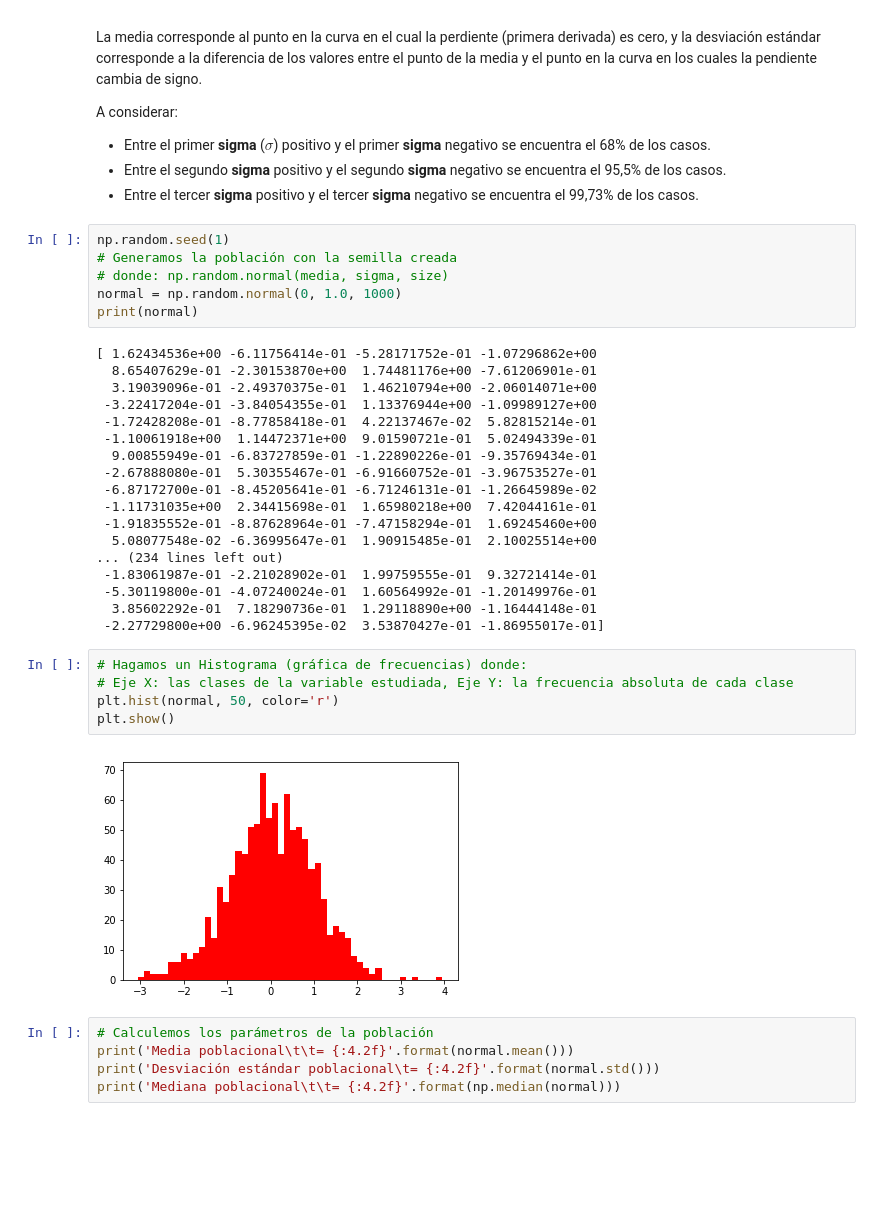
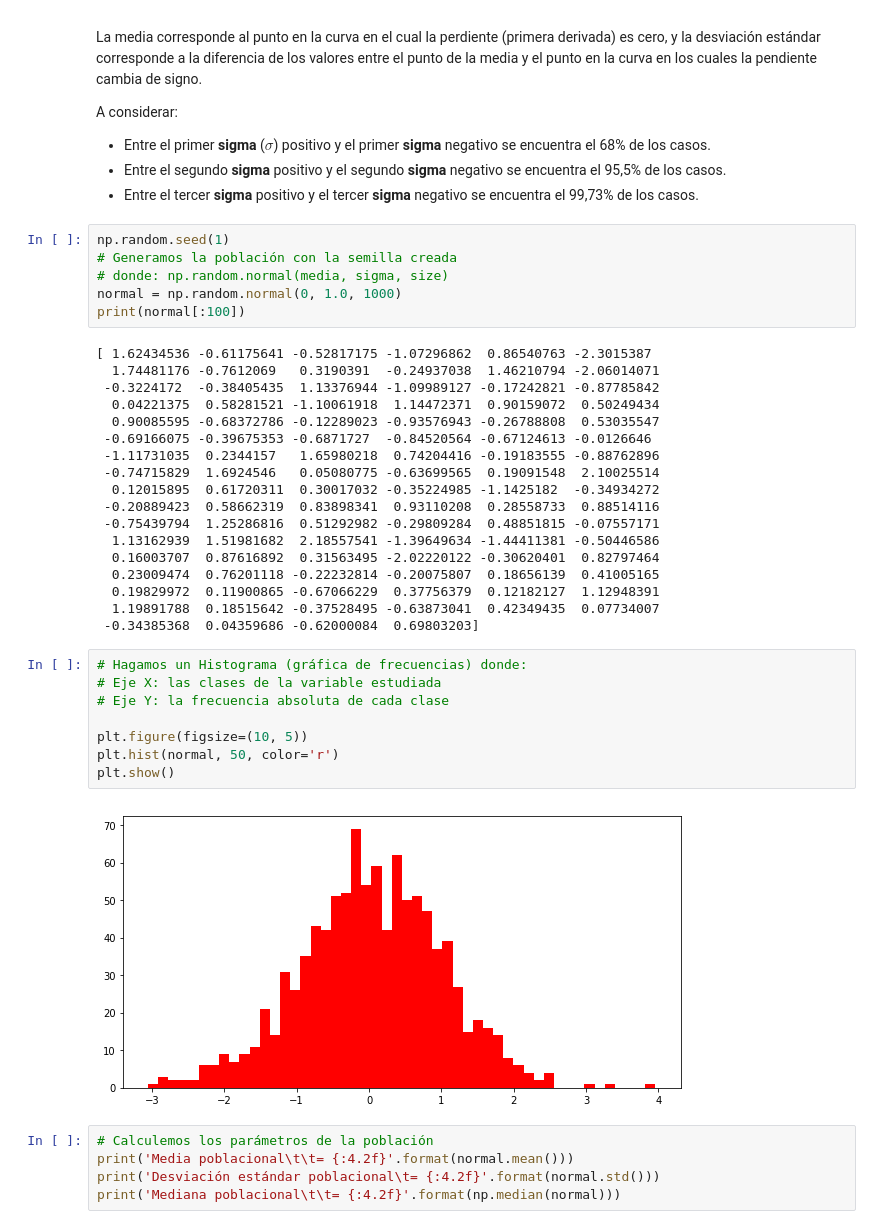
Before and after one commit to Puertarra/Estadisticas-101, a Jupyter notebook: Estadisticas-101-master/07-Estadistica-101.ipynb, the cells around one changed output. Saved outputs shown, nothing was run; the diff lists cells and outputs as text; blank space fills up the shorter version.

```diff
--- a/Estadisticas-101-master/07-Estadistica-101.ipynb
+++ b/Estadisticas-101-master/07-Estadistica-101.ipynb
@@ -227,32 +235,35 @@ np.random.seed(1)
 # Generamos la población con la semilla creada
 # donde: np.random.normal(media, sigma, size)
 normal = np.random.normal(0, 1.0, 1000)
-print(normal)
+print(normal[:100])
 # %% [output]
-[ 1.62434536e+00 -6.11756414e-01 -5.28171752e-01 -1.07296862e+00
-  8.65407629e-01 -2.30153870e+00  1.74481176e+00 -7.61206901e-01
-  3.19039096e-01 -2.49370375e-01  1.46210794e+00 -2.06014071e+00
- -3.22417204e-01 -3.84054355e-01  1.13376944e+00 -1.09989127e+00
- -1.72428208e-01 -8.77858418e-01  4.22137467e-02  5.82815214e-01
- -1.10061918e+00  1.14472371e+00  9.01590721e-01  5.02494339e-01
-  9.00855949e-01 -6.83727859e-01 -1.22890226e-01 -9.35769434e-01
- -2.67888080e-01  5.30355467e-01 -6.91660752e-01 -3.96753527e-01
- -6.87172700e-01 -8.45205641e-01 -6.71246131e-01 -1.26645989e-02
- -1.11731035e+00  2.34415698e-01  1.65980218e+00  7.42044161e-01
- -1.91835552e-01 -8.87628964e-01 -7.47158294e-01  1.69245460e+00
-  5.08077548e-02 -6.36995647e-01  1.90915485e-01  2.10025514e+00
-... (234 lines left out)
- -1.83061987e-01 -2.21028902e-01  1.99759555e-01  9.32721414e-01
- -5.30119800e-01 -4.07240024e-01  1.60564992e-01 -1.20149976e-01
-  3.85602292e-01  7.18290736e-01  1.29118890e+00 -1.16444148e-01
- -2.27729800e+00 -6.96245395e-02  3.53870427e-01 -1.86955017e-01]
+[ 1.62434536 -0.61175641 -0.52817175 -1.07296862  0.86540763 -2.3015387
+  1.74481176 -0.7612069   0.3190391  -0.24937038  1.46210794 -2.06014071
+ -0.3224172  -0.38405435  1.13376944 -1.09989127 -0.17242821 -0.87785842
+  0.04221375  0.58281521 -1.10061918  1.14472371  0.90159072  0.50249434
+  0.90085595 -0.68372786 -0.12289023 -0.93576943 -0.26788808  0.53035547
+ -0.69166075 -0.39675353 -0.6871727  -0.84520564 -0.67124613 -0.0126646
+ -1.11731035  0.2344157   1.65980218  0.74204416 -0.19183555 -0.88762896
+ -0.74715829  1.6924546   0.05080775 -0.63699565  0.19091548  2.10025514
+  0.12015895  0.61720311  0.30017032 -0.35224985 -1.1425182  -0.34934272
+ -0.20889423  0.58662319  0.83898341  0.93110208  0.28558733  0.88514116
+ -0.75439794  1.25286816  0.51292982 -0.29809284  0.48851815 -0.07557171
+  1.13162939  1.51981682  2.18557541 -1.39649634 -1.44411381 -0.50446586
+  0.16003707  0.87616892  0.31563495 -2.02220122 -0.30620401  0.82797464
+  0.23009474  0.76201118 -0.22232814 -0.20075807  0.18656139  0.41005165
+  0.19829972  0.11900865 -0.67066229  0.37756379  0.12182127  1.12948391
+  1.19891788  0.18515642 -0.37528495 -0.63873041  0.42349435  0.07734007
+ -0.34385368  0.04359686 -0.62000084  0.69803203]
 # %%
 # Hagamos un Histograma (gráfica de frecuencias) donde:
-# Eje X: las clases de la variable estudiada, Eje Y: la frecuencia absoluta de cada clase
+# Eje X: las clases de la variable estudiada
+# Eje Y: la frecuencia absoluta de cada clase
+
+plt.figure(figsize=(10, 5))
 plt.hist(normal, 50, color='r')
 plt.show()
 # %% [output]
-[figure, old version]
+[figure, new version]
 # %%
 # Calculemos los parámetros de la población
 print('Media poblacional\t\t= {:4.2f}'.format(normal.mean()))
```
Also changed, not shown: parts of 32 cells of this notebook.
